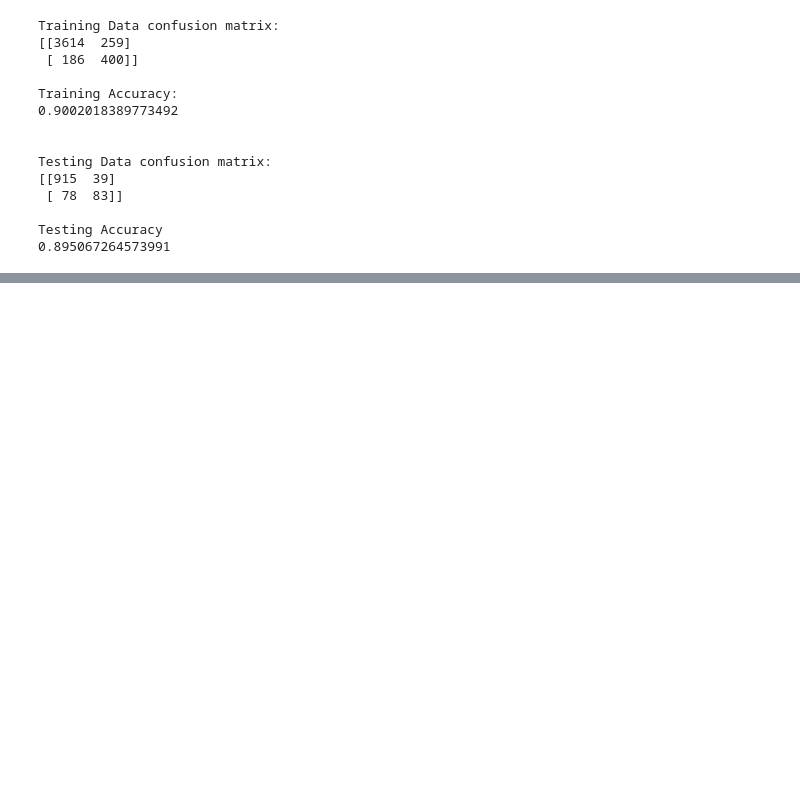
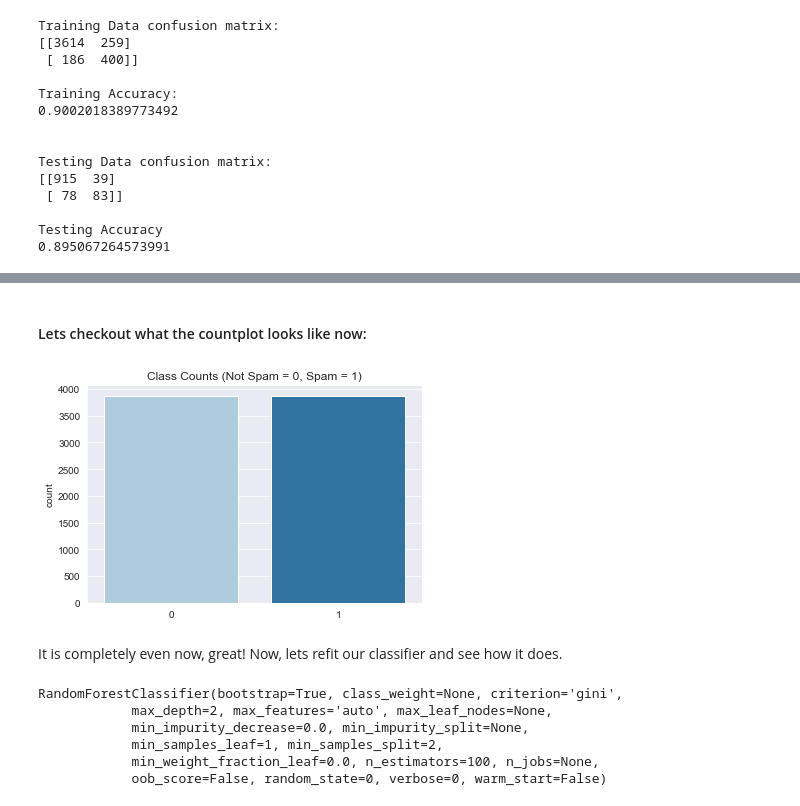
Before and after one commit to elenasm7/SPAM-SMS-NLP-Analysis-and-Prediction, a Jupyter notebook: Spam_detection.ipynb, the cells around one changed output, grey strips where cells are left out. Saved outputs shown, nothing was run; the diff lists cells and outputs as text; code cells hidden in the pictures; blank space fills up the shorter version.

```diff
--- a/Spam_detection.ipynb
+++ b/Spam_detection.ipynb
@@ -527,0 +540,3 @@ Testing Accuracy
+# %%
+clf = RandomForestClassifier(n_estimators=100, max_depth=2,random_state=0)
+clf.fit(X_train_2, y_train_2)
@@ -527,0 +597,4 @@ Testing Accuracy
+# %%
+sm = SMOTE(random_state=42)
+# %%
+X_res, y_res = sm.fit_resample(X_train_2, y_train_2)
@@ -527,0 +603,20 @@ Testing Accuracy
+# %% [markdown]
+#### Lets checkout what the countplot looks like now:
+# %%
+sns.countplot(y_res,palette="Paired")
+sns.set_style(style='darkgrid')
+plt.title("Class Counts (Not Spam = 0, Spam = 1)");
+# %% [output]
+[figure, added]
+# %% [markdown]
+It is completely even now, great! Now, lets refit our classifier and see how it does.
+# %%
+clf = RandomForestClassifier(n_estimators=100, max_depth=2,random_state=0)
+clf.fit(X_res, y_res)
+# %% [output]
+RandomForestClassifier(bootstrap=True, class_weight=None, criterion='gini',
+            max_depth=2, max_features='auto', max_leaf_nodes=None,
+            min_impurity_decrease=0.0, min_impurity_split=None,
+            min_samples_leaf=1, min_samples_split=2,
+            min_weight_fraction_leaf=0.0, n_estimators=100, n_jobs=None,
+            oob_score=False, random_state=0, verbose=0, warm_start=False)
```
Also changed, not shown: parts of 14 cells of this notebook.
